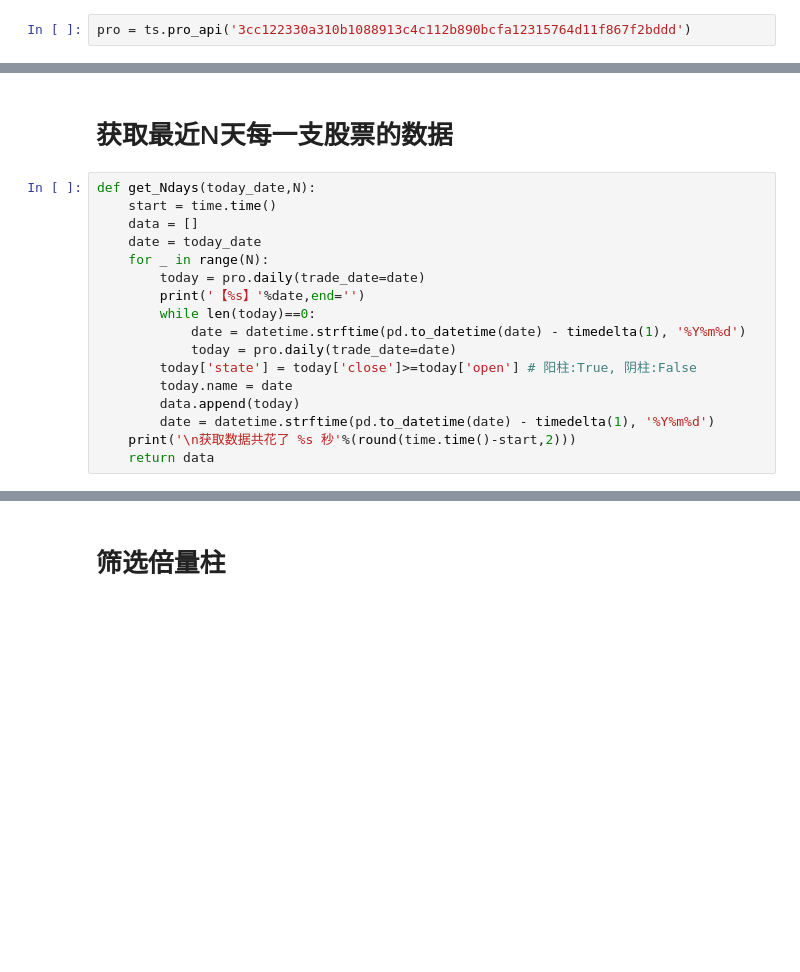
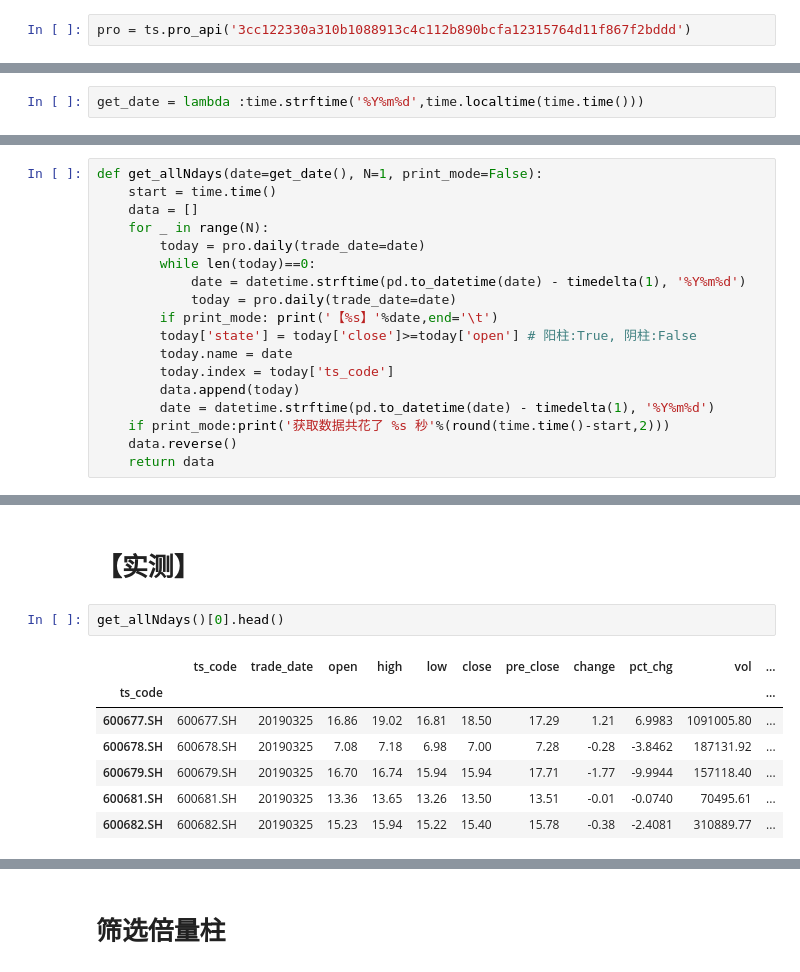
Before and after one commit to xn6o6x/A-SHARE, a Jupyter notebook: A股实测封装.ipynb, the cells around one changed output, grey strips where cells are left out. Saved outputs shown, nothing was run; the diff lists cells and outputs as text; blank space fills up the shorter version.

```diff
--- a/A股实测封装.ipynb
+++ b/A股实测封装.ipynb
@@ -38,0 +21,2 @@ pro = ts.pro_api('3cc122330a310b1088913c4c112b890bcfa12315764d11f867f2bddd')
+# %%
+get_date = lambda :time.strftime('%Y%m%d',time.localtime(time.time()))
@@ -38,0 +36,18 @@ pro = ts.pro_api('3cc122330a310b1088913c4c112b890bcfa12315764d11f867f2bddd')
+# %%
+def get_allNdays(date=get_date(), N=1, print_mode=False):
+    start = time.time()
+    data = []
+    for _ in range(N):
+        today = pro.daily(trade_date=date)
+        while len(today)==0:
+            date = datetime.strftime(pd.to_datetime(date) - timedelta(1), '%Y%m%d')
+            today = pro.daily(trade_date=date)
+        if print_mode: print('【%s】'%date,end='\t')
+        today['state'] = today['close']>=today['open'] # 阳柱:True, 阴柱:False
+        today.name = date
+        today.index = today['ts_code']
+        data.append(today)
+        date = datetime.strftime(pd.to_datetime(date) - timedelta(1), '%Y%m%d')
+    if print_mode:print('获取数据共花了 %s 秒'%(round(time.time()-start,2)))
+    data.reverse()
+    return data
@@ -39,19 +379,12 @@ pro = ts.pro_api('3cc122330a310b1088913c4c112b890bcfa12315764d11f867f2bddd')
 # %% [markdown]
-# 获取最近N天每一支股票的数据
+# 【实测】
-# %%
-def get_Ndays(today_date,N):
-    start = time.time()
-    data = []
-    date = today_date
-    for _ in range(N):
-        today = pro.daily(trade_date=date)
-        print('【%s】'%date,end='')
-        while len(today)==0:
-            date = datetime.strftime(pd.to_datetime(date) - timedelta(1), '%Y%m%d')
-            today = pro.daily(trade_date=date)
-        today['state'] = today['close']>=today['open'] # 阳柱:True, 阴柱:False
-        today.name = date
-        data.append(today)
-        date = datetime.strftime(pd.to_datetime(date) - timedelta(1), '%Y%m%d')
-    print('\n获取数据共花了 %s 秒'%(round(time.time()-start,2)))
-    return data
+# %%
+get_allNdays()[0].head()
+# %% [output]
+|  | ts_code | trade_date | open | high | low | close | pre_close | change | pct_chg | vol | ... |
+| ts_code |  |  |  |  |  |  |  |  |  |  | ... |
+| 600677.SH | 600677.SH | 20190325 | 16.86 | 19.02 | 16.81 | 18.50 | 17.29 | 1.21 | 6.9983 | 1091005.80 | ... |
+| 600678.SH | 600678.SH | 20190325 | 7.08 | 7.18 | 6.98 | 7.00 | 7.28 | -0.28 | -3.8462 | 187131.92 | ... |
+| 600679.SH | 600679.SH | 20190325 | 16.70 | 16.74 | 15.94 | 15.94 | 17.71 | -1.77 | -9.9944 | 157118.40 | ... |
+| 600681.SH | 600681.SH | 20190325 | 13.36 | 13.65 | 13.26 | 13.50 | 13.51 | -0.01 | -0.0740 | 70495.61 | ... |
+| 600682.SH | 600682.SH | 20190325 | 15.23 | 15.94 | 15.22 | 15.40 | 15.78 | -0.38 | -2.4081 | 310889.77 | ... |
```
Also changed, not shown: parts of 70 cells of this notebook.
